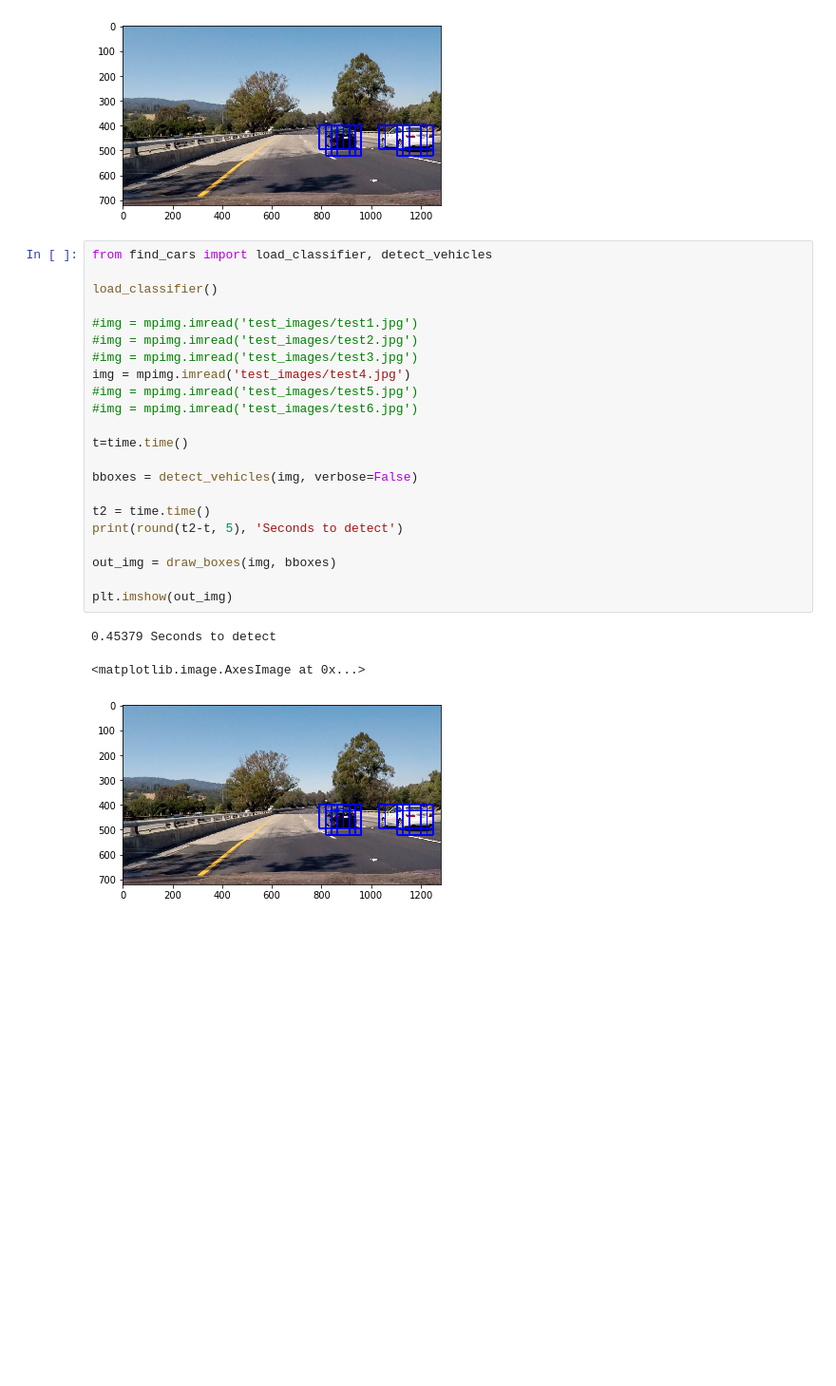
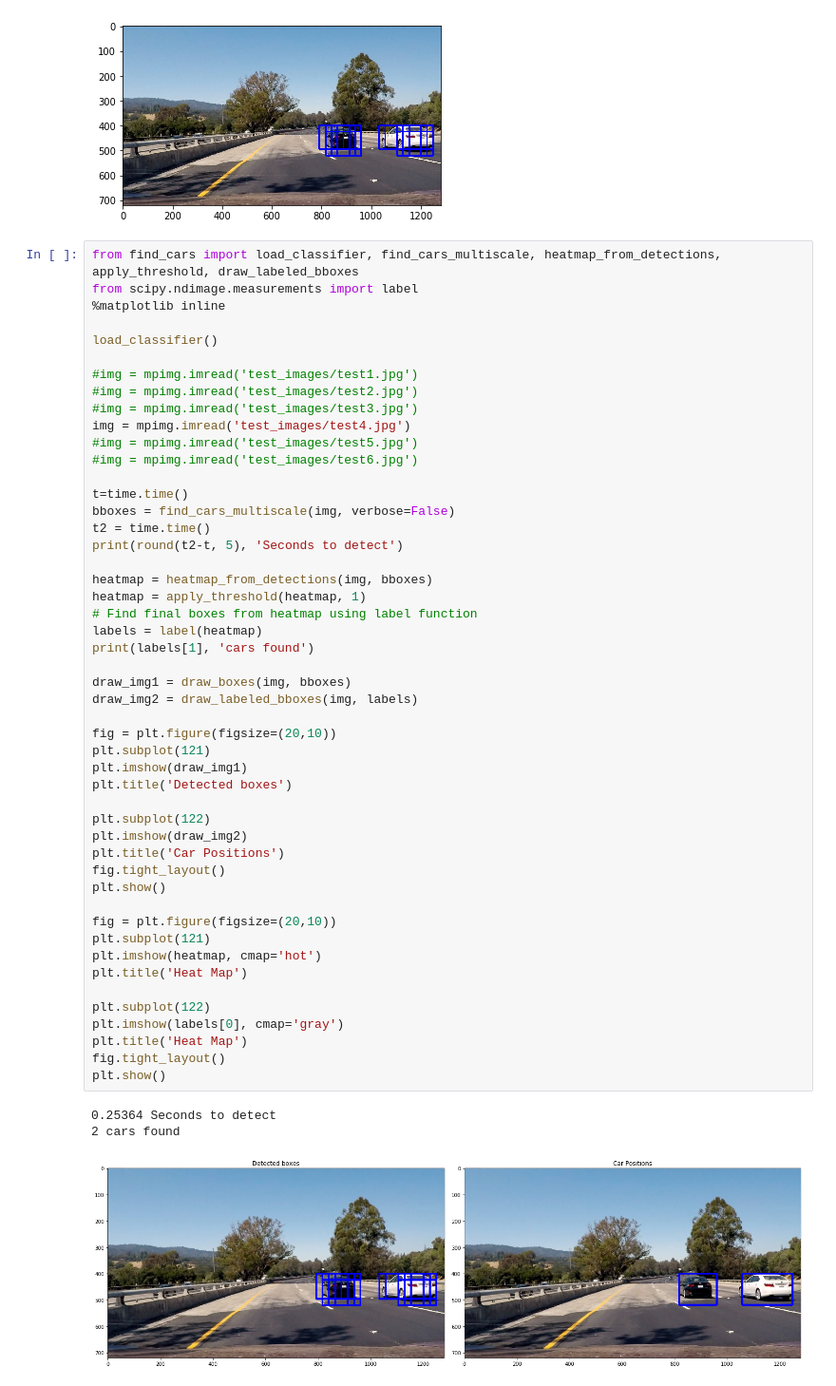
Before and after one commit to AndrewGls/P5-Vehicle-Detection, a Jupyter notebook: train_hog_classifier.ipynb, the cells around one changed output. Shown: that part at 95% size. Saved outputs shown, nothing was run; the diff lists cells and outputs as text; blank space fills up the shorter version.

```diff
--- a/train_hog_classifier.ipynb
+++ b/train_hog_classifier.ipynb
@@ -300,28 +300,55 @@ hog_feat:  True
 <matplotlib.image.AxesImage at 0x...>
 [figure]
 # %%
-from find_cars import load_classifier, detect_vehicles
+from find_cars import load_classifier, find_cars_multiscale, heatmap_from_detections, apply_threshold, draw_labeled_bboxes
+from scipy.ndimage.measurements import label
+%matplotlib inline
 
 load_classifier()
 
 #img = mpimg.imread('test_images/test1.jpg')
 #img = mpimg.imread('test_images/test2.jpg')
 #img = mpimg.imread('test_images/test3.jpg')
 img = mpimg.imread('test_images/test4.jpg')
 #img = mpimg.imread('test_images/test5.jpg')
 #img = mpimg.imread('test_images/test6.jpg')
 
 t=time.time()
-
-bboxes = detect_vehicles(img, verbose=False)
-
+bboxes = find_cars_multiscale(img, verbose=False)
 t2 = time.time()
 print(round(t2-t, 5), 'Seconds to detect')
 
-out_img = draw_boxes(img, bboxes)
+heatmap = heatmap_from_detections(img, bboxes)
+heatmap = apply_threshold(heatmap, 1)
+# Find final boxes from heatmap using label function
+labels = label(heatmap)
+print(labels[1], 'cars found')
 
-plt.imshow(out_img)
+draw_img1 = draw_boxes(img, bboxes)
+draw_img2 = draw_labeled_bboxes(img, labels)
+
+fig = plt.figure(figsize=(20,10))
+plt.subplot(121)
+plt.imshow(draw_img1)
+plt.title('Detected boxes')
+
+plt.subplot(122)
+plt.imshow(draw_img2)
+plt.title('Car Positions')
+fig.tight_layout()
+plt.show()
+
+fig = plt.figure(figsize=(20,10))
+plt.subplot(121)
+plt.imshow(heatmap, cmap='hot')
+plt.title('Heat Map')
+
+plt.subplot(122)
+plt.imshow(labels[0], cmap='gray')
+plt.title('Heat Map')
+fig.tight_layout()
+plt.show()
 # %% [output]
-0.45379 Seconds to detect
+0.25364 Seconds to detect
+2 cars found
-<matplotlib.image.AxesImage at 0x...>
-[figure, old version]
+[figure, new version]
```
Also changed, not shown: parts of 2 cells of this notebook, 3 other files.
